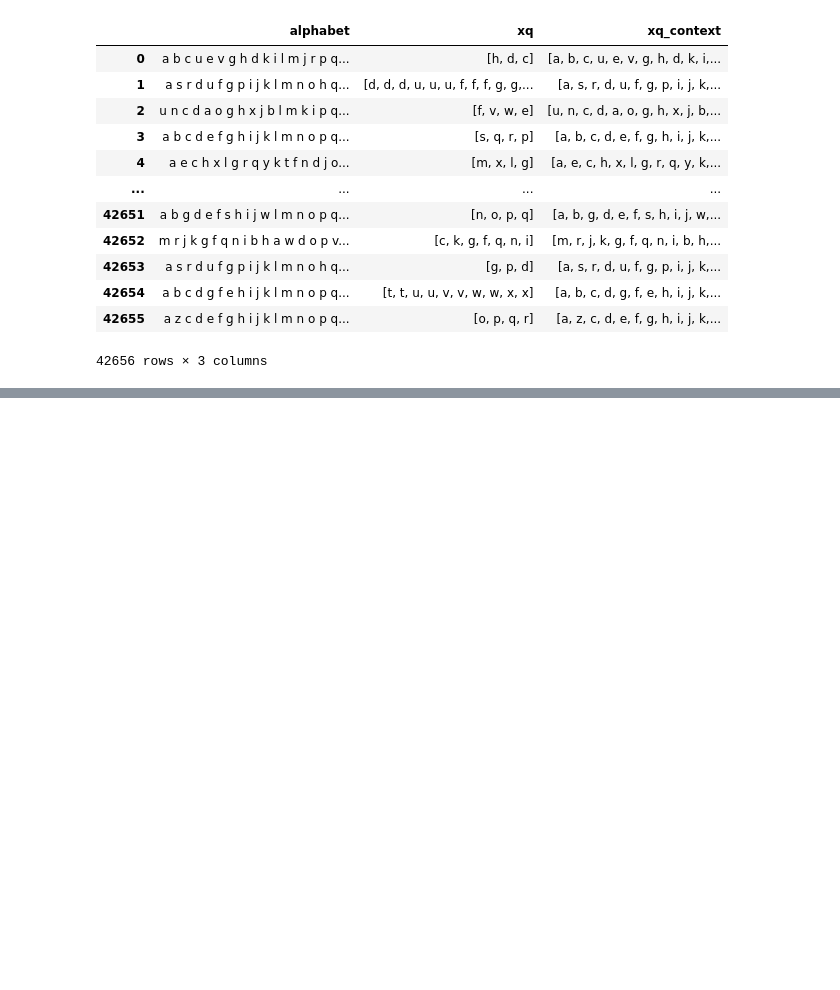
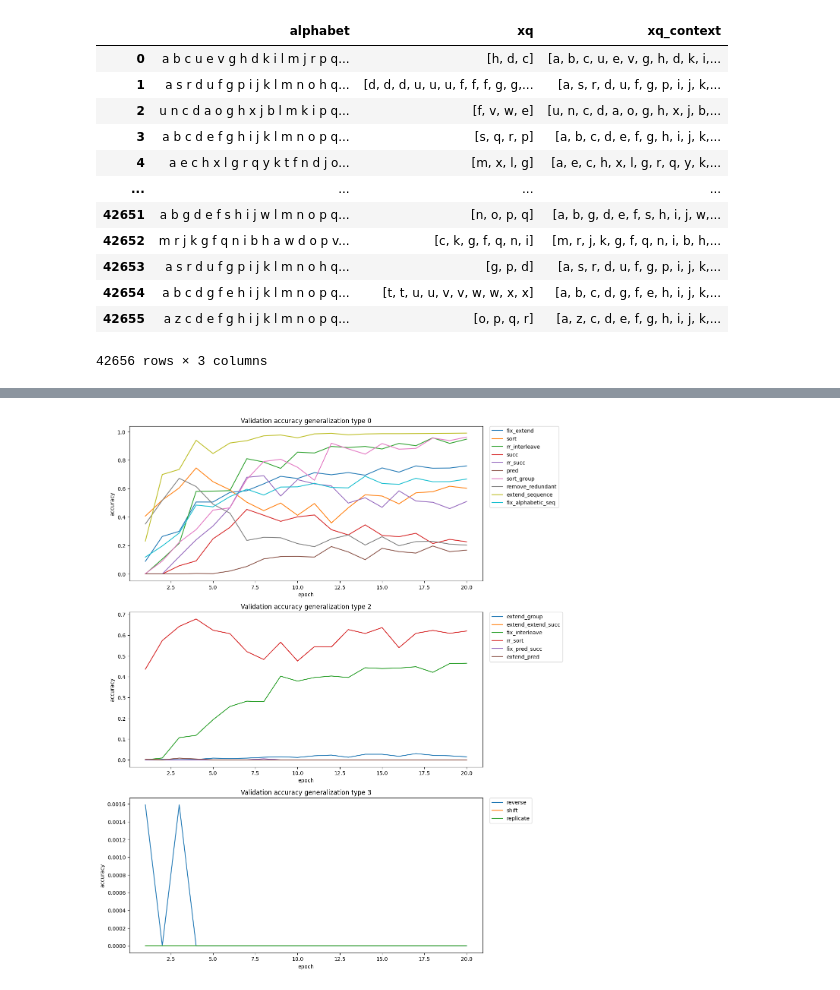
Before and after one commit to philipp-hellwig/MLC-letter-string-analogies, a Jupyter notebook: analyses/all_trans.ipynb, the cells around one changed output, grey strips where cells are left out. Drawn from its saved outputs; the diff is of its cells as text; code cells hidden in the pictures; blank space fills up the shorter version.

```diff
--- a/analyses/all_trans.ipynb
+++ b/analyses/all_trans.ipynb
@@ -564,0 +617,8 @@ pred_data.loc[:, ["alphabet","xq","xq_context"]]
+# %%
+fig, ax = plt.subplots(3, 1, figsize=(12,18))
+for i, gen_type in enumerate([0,2,3]):
+    _ = sns.lineplot(data=val_acc_by_gen[val_acc_by_gen.generalization==gen_type], x="epoch", y="accuracy", hue="transformation", ax=ax[i])
+    _ = ax[i].set_title(f"Validation accuracy generalization type {gen_type}")
+    _ = ax[i].legend(bbox_to_anchor=(1.02, 1), loc='upper left', borderaxespad=0.)
+# %% [output]
+[figure, added]
```
Also changed, not shown: parts of 5 cells of this notebook, 4 other files.
